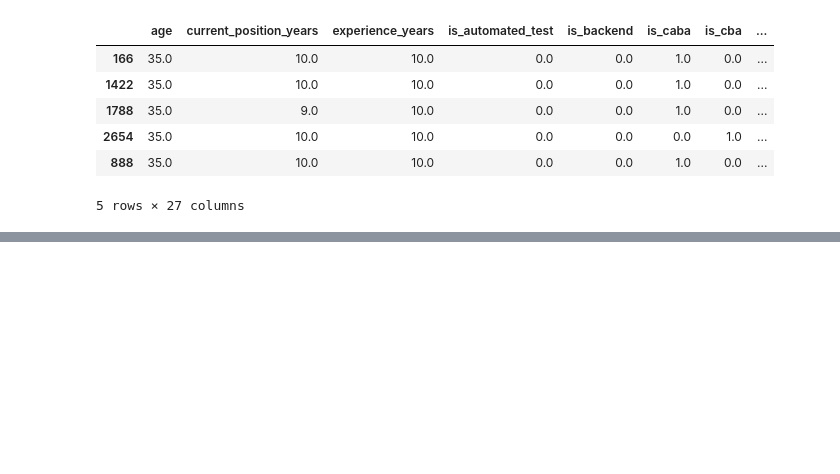
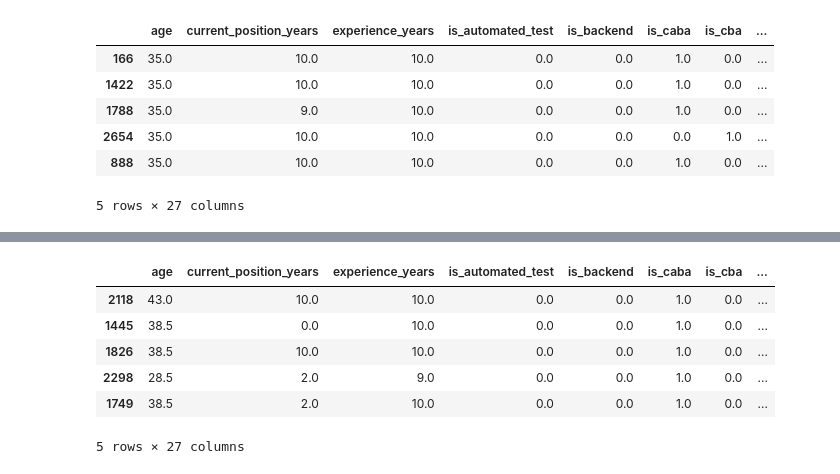
Before and after one commit to seppo0010/sysarmy-sueldos-2019.1, a Jupyter notebook: Sysarmy - Predicción de sueldos.ipynb, the cells around one changed output, grey strips where cells are left out. Cells and saved outputs as stored; diff of their text form; code cells hidden in the pictures; blank space fills up the shorter version.

```diff
--- a/Sysarmy - Predicción de sueldos.ipynb
+++ b/Sysarmy - Predicción de sueldos.ipynb
@@ -689,0 +677,11 @@ study                                    | 25,264
+# %%
+neighbours = knnr2.kneighbors([normalize_row(bob_transformed)])[1]
+X.iloc[neighbours[0]].apply(unnormalize_row, axis=1, result_type='expand')
+# %% [output]
+|  | age | current_position_years | experience_years | is_automated_test | is_backend | is_caba | is_cba | ... |
+| 2118 | 43.0 | 10.0 | 10.0 | 0.0 | 0.0 | 1.0 | 0.0 | ... |
+| 1445 | 38.5 | 0.0 | 10.0 | 0.0 | 0.0 | 1.0 | 0.0 | ... |
+| 1826 | 38.5 | 10.0 | 10.0 | 0.0 | 0.0 | 1.0 | 0.0 | ... |
+| 2298 | 28.5 | 2.0 | 9.0 | 0.0 | 0.0 | 1.0 | 0.0 | ... |
+| 1749 | 38.5 | 2.0 | 10.0 | 0.0 | 0.0 | 1.0 | 0.0 | ... |
+5 rows × 27 columns
```
Also changed, not shown: parts of 24 cells of this notebook.
